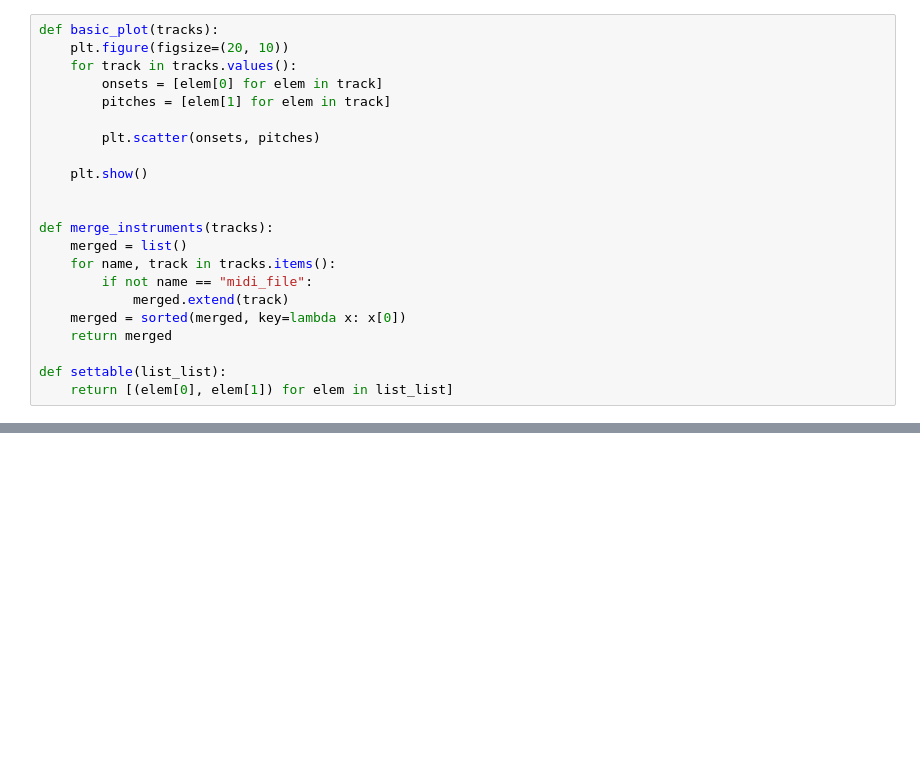
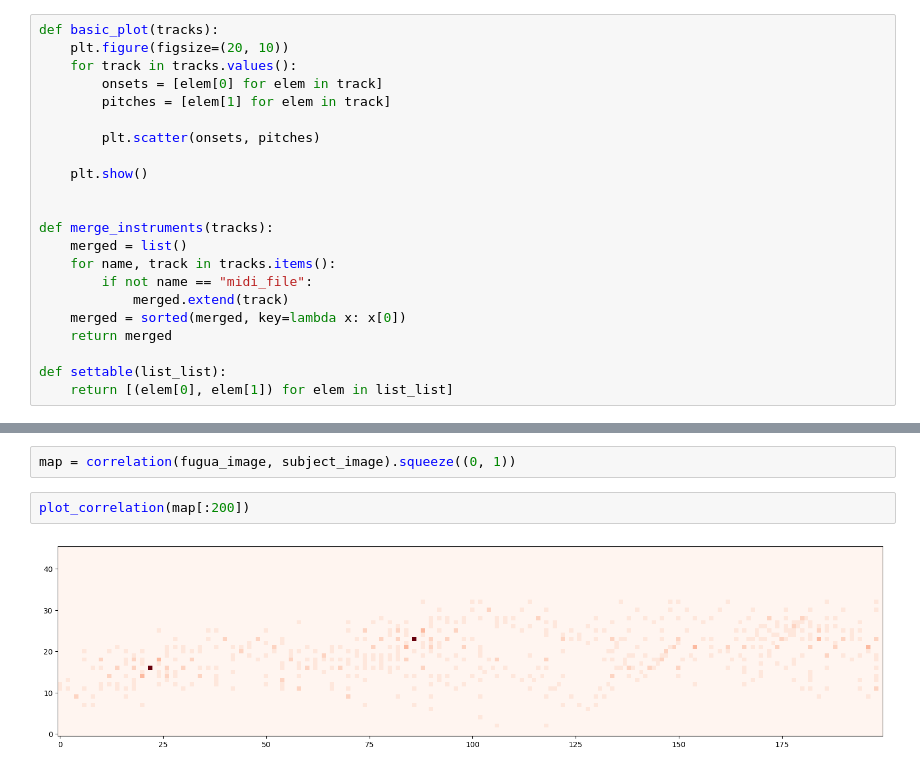
Before and after one commit to FRANCHI-Charles/MIDI-pattern-detection, a Jupyter notebook: bachtest.ipynb, the cells around one changed output, grey strips where cells are left out. Saved outputs shown, nothing was run; the diff lists cells and outputs as text; blank space fills up the shorter version.

```diff
--- a/bachtest.ipynb
+++ b/bachtest.ipynb
@@ -61,0 +79,6 @@ plt.show()
+# %%
+map = correlation(fugua_image, subject_image).squeeze((0, 1))
+# %%
+plot_correlation(map[:200])
+# %% [output]
+[figure, added]
```
Also changed, not shown: parts of 15 cells of this notebook, 9 other files.
